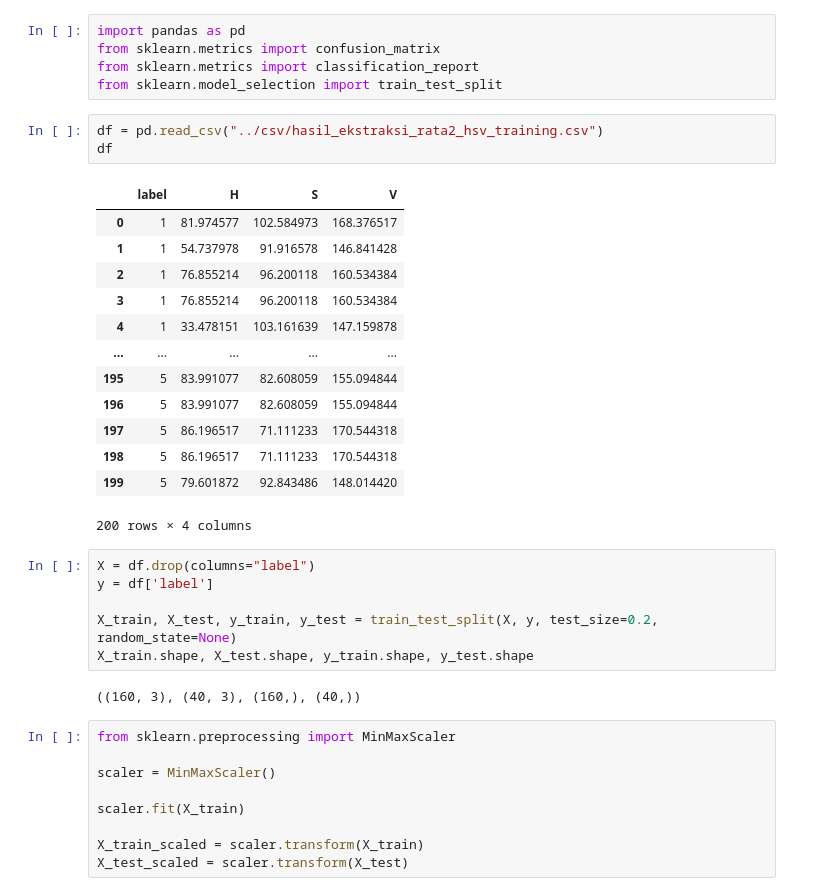
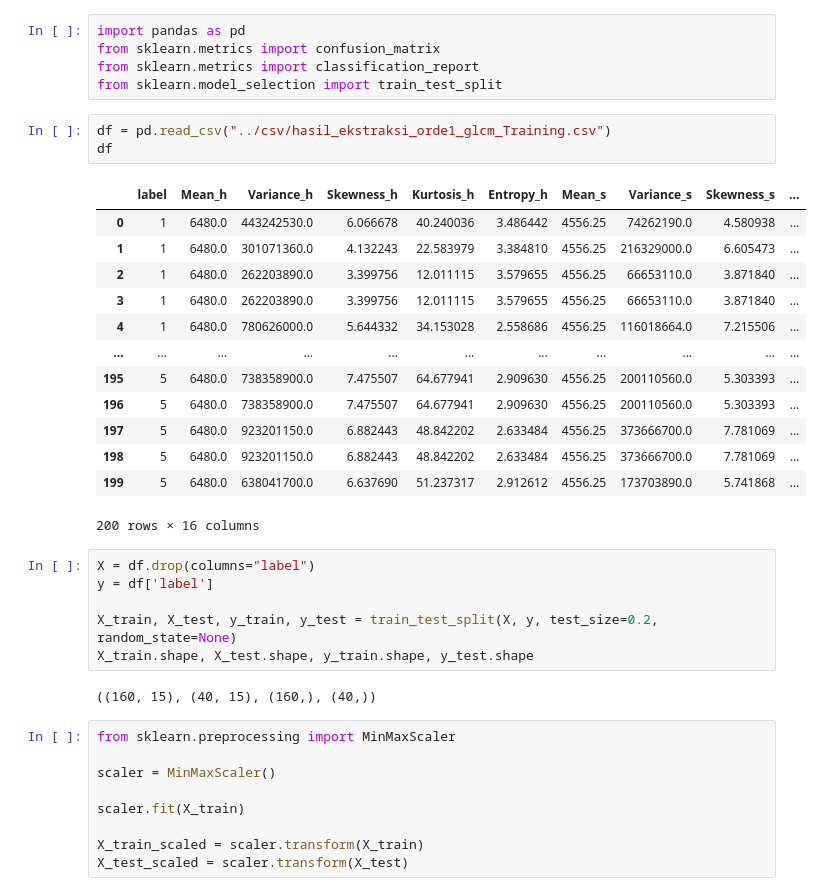
Before and after one commit to makbarramadhan62/Skripsi, a Jupyter notebook: skripsi_app_backend/Code Upload/Code/naiveBayes.ipynb, the cells around one changed output. Saved outputs shown, nothing was run; the diff lists cells and outputs as text.

```diff
--- a/skripsi_app_backend/Code Upload/Code/naiveBayes.ipynb
+++ b/skripsi_app_backend/Code Upload/Code/naiveBayes.ipynb
@@ -4,22 +4,22 @@ from sklearn.metrics import confusion_matrix
 from sklearn.metrics import classification_report
 from sklearn.model_selection import train_test_split
 # %%
-df = pd.read_csv("../csv/hasil_ekstraksi_rata2_hsv_training.csv")
+df = pd.read_csv("../csv/hasil_ekstraksi_orde1_glcm_Training.csv")
 df
 # %% [output]
-|  | label | H | S | V |
-| 0 | 1 | 81.974577 | 102.584973 | 168.376517 |
-| 1 | 1 | 54.737978 | 91.916578 | 146.841428 |
-| 2 | 1 | 76.855214 | 96.200118 | 160.534384 |
-| 3 | 1 | 76.855214 | 96.200118 | 160.534384 |
-| 4 | 1 | 33.478151 | 103.161639 | 147.159878 |
-| ... | ... | ... | ... | ... |
-| 195 | 5 | 83.991077 | 82.608059 | 155.094844 |
-| 196 | 5 | 83.991077 | 82.608059 | 155.094844 |
-| 197 | 5 | 86.196517 | 71.111233 | 170.544318 |
-| 198 | 5 | 86.196517 | 71.111233 | 170.544318 |
-| 199 | 5 | 79.601872 | 92.843486 | 148.014420 |
+|  | label | Mean_h | Variance_h | Skewness_h | Kurtosis_h | Entropy_h | Mean_s | Variance_s | Skewness_s | ... |
+| 0 | 1 | 6480.0 | 443242530.0 | 6.066678 | 40.240036 | 3.486442 | 4556.25 | 74262190.0 | 4.580938 | ... |
+| 1 | 1 | 6480.0 | 301071360.0 | 4.132243 | 22.583979 | 3.384810 | 4556.25 | 216329000.0 | 6.605473 | ... |
+| 2 | 1 | 6480.0 | 262203890.0 | 3.399756 | 12.011115 | 3.579655 | 4556.25 | 66653110.0 | 3.871840 | ... |
+| 3 | 1 | 6480.0 | 262203890.0 | 3.399756 | 12.011115 | 3.579655 | 4556.25 | 66653110.0 | 3.871840 | ... |
+| 4 | 1 | 6480.0 | 780626000.0 | 5.644332 | 34.153028 | 2.558686 | 4556.25 | 116018664.0 | 7.215506 | ... |
+| ... | ... | ... | ... | ... | ... | ... | ... | ... | ... | ... |
+| 195 | 5 | 6480.0 | 738358900.0 | 7.475507 | 64.677941 | 2.909630 | 4556.25 | 200110560.0 | 5.303393 | ... |
+| 196 | 5 | 6480.0 | 738358900.0 | 7.475507 | 64.677941 | 2.909630 | 4556.25 | 200110560.0 | 5.303393 | ... |
+| 197 | 5 | 6480.0 | 923201150.0 | 6.882443 | 48.842202 | 2.633484 | 4556.25 | 373666700.0 | 7.781069 | ... |
+| 198 | 5 | 6480.0 | 923201150.0 | 6.882443 | 48.842202 | 2.633484 | 4556.25 | 373666700.0 | 7.781069 | ... |
+| 199 | 5 | 6480.0 | 638041700.0 | 6.637690 | 51.237317 | 2.912612 | 4556.25 | 173703890.0 | 5.741868 | ... |
-200 rows × 4 columns
+200 rows × 16 columns
 # %%
 X = df.drop(columns="label")
 y = df['label']
@@ -27,7 +27,7 @@ y = df['label']
 X_train, X_test, y_train, y_test = train_test_split(X, y, test_size=0.2, random_state=None)
 X_train.shape, X_test.shape, y_train.shape, y_test.shape
 # %% [output]
-((160, 3), (40, 3), (160,), (40,))
+((160, 15), (40, 15), (160,), (40,))
 # %%
 from sklearn.preprocessing import MinMaxScaler
 
```
Also changed, not shown: parts of 6 cells of this notebook, 30 other files.
